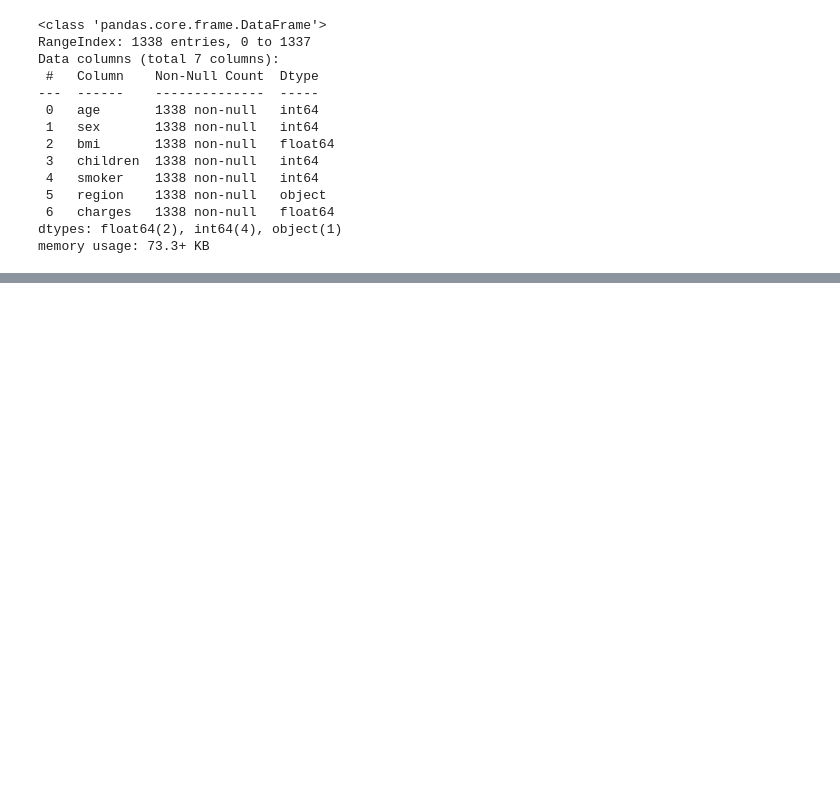
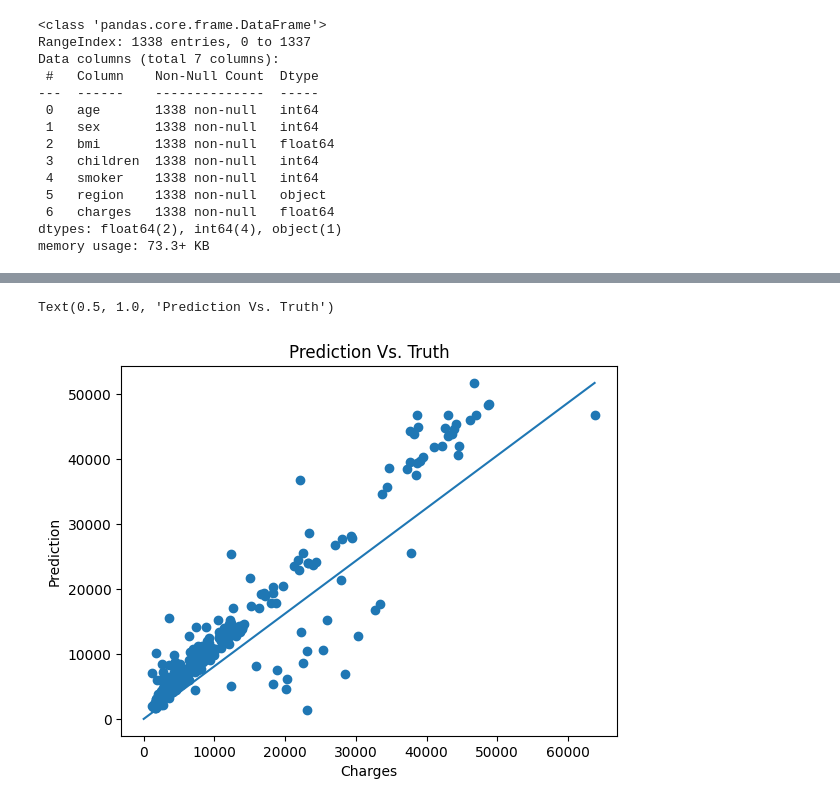
Before and after one commit to BarraHarrison/Health-Insurance-Premium-Prediction, a Jupyter notebook: health_insurance_prediction.ipynb, the cells around one changed output, grey strips where cells are left out. Saved outputs shown, nothing was run; the diff lists cells and outputs as text; code cells hidden in the pictures; blank space fills up the shorter version.

```diff
--- a/health_insurance_prediction.ipynb
+++ b/health_insurance_prediction.ipynb
@@ -119,0 +177,11 @@ plt.show()
+# %%
+import numpy as np
+
+plt.scatter(y_test, y_pred)
+plt.plot(np.linspace(0, max(y_test)), np.linspace(0, max(y_pred)))
+plt.xlabel("Charges")
+plt.ylabel("Prediction")
+plt.title("Prediction Vs. Truth")
+# %% [output]
+Text(0.5, 1.0, 'Prediction Vs. Truth')
+[figure, added]
```
Also changed, not shown: parts of 9 cells of this notebook.
